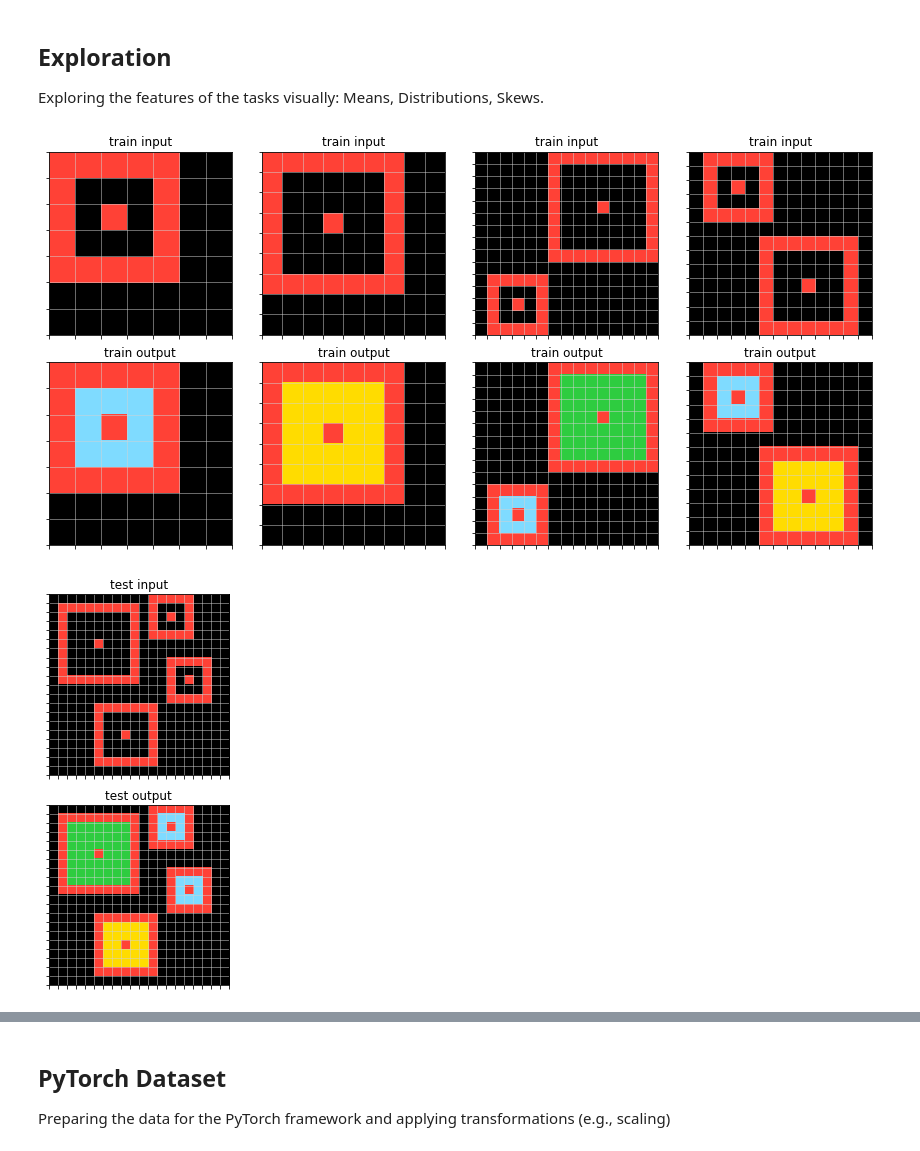
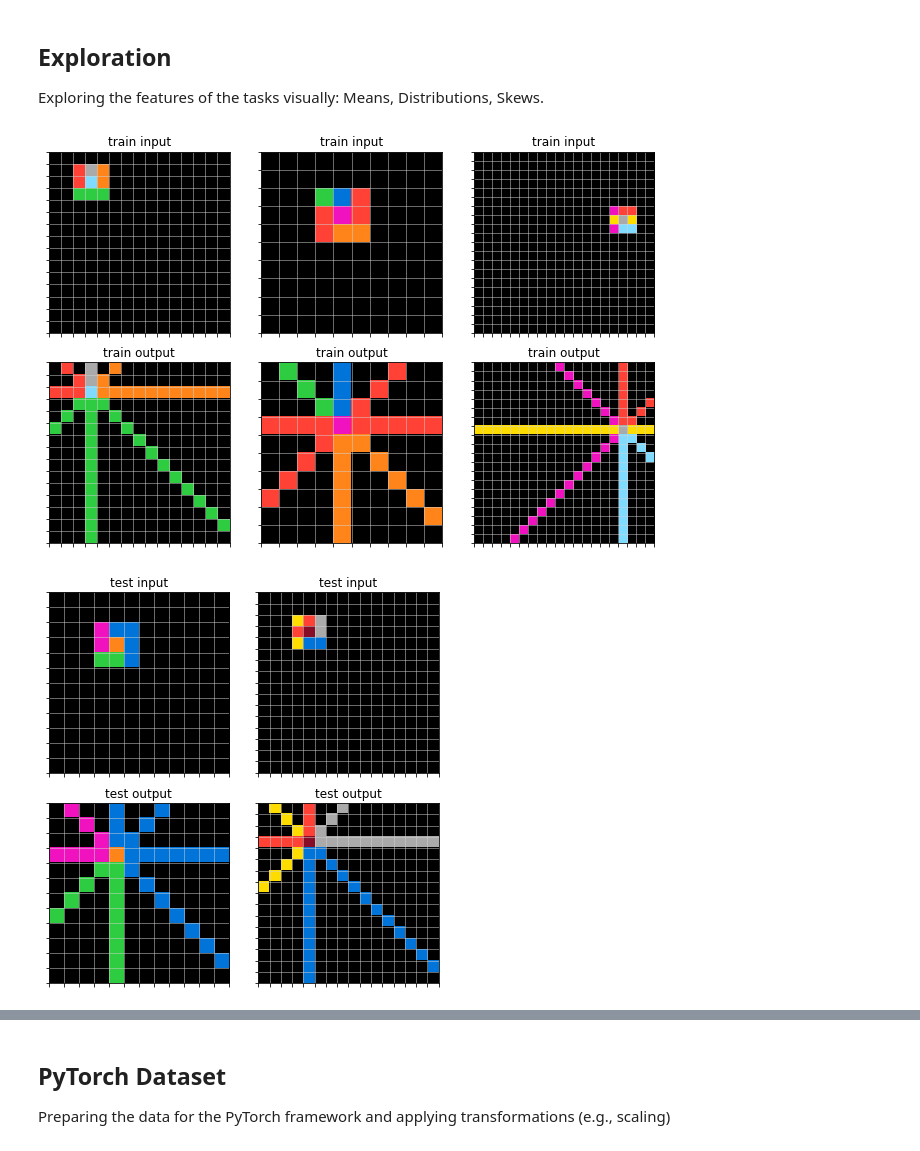
Before and after one commit to foger3/ARC_DeepLearning, a Jupyter notebook: model/ARC_DL.ipynb, the cells around one changed output, grey strips where cells are left out. Saved outputs shown, nothing was run; the diff lists cells and outputs as text; code cells hidden in the pictures.

```diff
--- a/model/ARC_DL.ipynb
+++ b/model/ARC_DL.ipynb
@@ -244,10 +316,10 @@ X_test[3]
 
 Exploring the features of the tasks visually: Means, Distributions, Skews.
 # %%
-plot_ARC(2, path = "evaluation")
+plot_ARC(49, path = "evaluation")
 # %% [output]
-[figure, old version]
+[figure, new version]
-[figure, old version]
+[figure, new version]
 # %%
 means = [np.mean(matrix) for matrix in matrices]
 fig = ff.create_distplot([means], group_labels=["Means"], colors=["green"])
```
Also changed, not shown: parts of 20 cells of this notebook.
